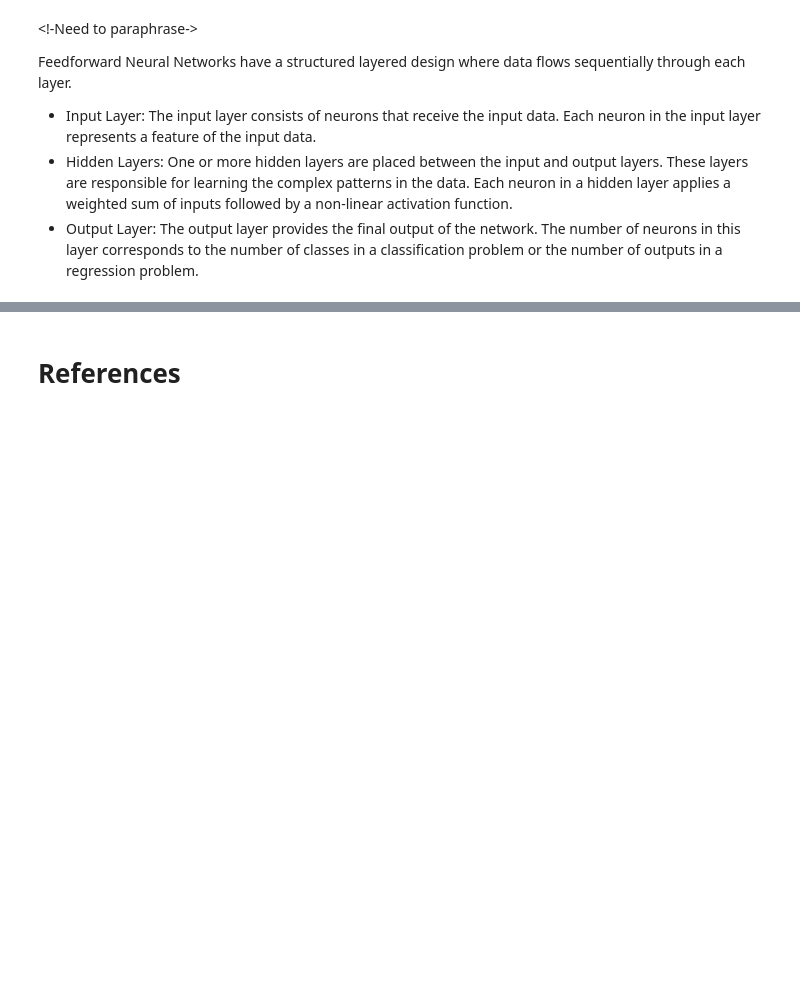
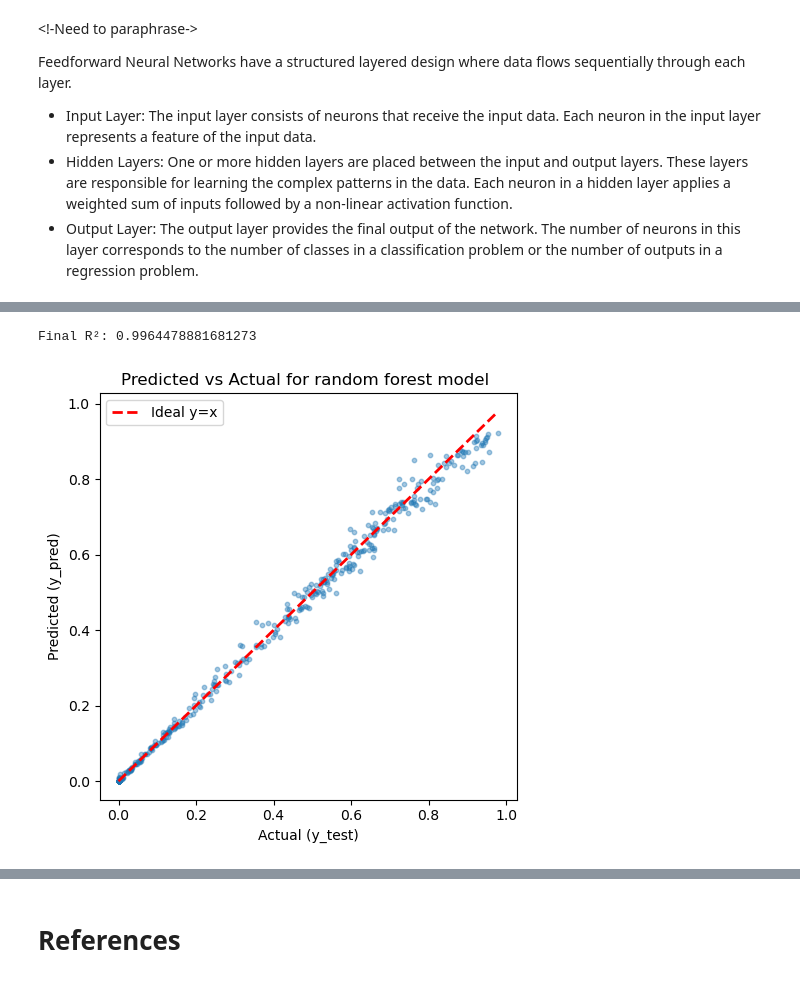
Before and after one commit to Abrar051/Machine_Learning_Algorithm_Solar_Power_Prediction, a Jupyter notebook: Machine_Learning_Algorithm_Final_Coursework.ipynb, the cells around one changed output, grey strips where cells are left out. Cells and saved outputs as stored; diff of their text form; code cells hidden in the pictures; blank space fills up the shorter version.

```diff
--- a/Machine_Learning_Algorithm_Final_Coursework.ipynb
+++ b/Machine_Learning_Algorithm_Final_Coursework.ipynb
@@ -938,0 +1101,11 @@ Feedforward Neural Networks have a structured layered design where data flows se
+# %%
+# Reset Index
+df = df.reset_index()
+
+# Convert the date_time column to datetime format
+df['DATE_TIME'] = pd.to_datetime(df['DATE_TIME'])
+
+# Add a date column
+df['DATE'] = df['DATE_TIME'].dt.date
+
+df.head()
@@ -938,0 +1289,24 @@ Feedforward Neural Networks have a structured layered design where data flows se
+# %%
+best_params = study_rf.best_params
+best_params["random_state"] = 30
+best_params["n_jobs"] = -1
+
+best_rf_model = RandomForestRegressor(**best_params)
+best_rf_model.fit(X_train, y_train)
+
+final_pred = best_rf_model.predict(X_test)
+print("Final R²:", r2_score(y_test, final_pred))
+# %% [output]
+Final R²: 0.9964478881681273
+# %%
+y_pred_rf = final_pred
+# %%
+plt.figure(figsize=(5,5))
+plt.scatter(y_test, y_pred_rf, s=10, alpha=0.4)
+lo, hi = min(np.min(y_test), np.min(y_pred_rf)), max(np.max(y_test), np.max(y_pred_rf))
+plt.plot([lo, hi], [lo, hi], 'r--', lw=2, label='Ideal y=x')
+plt.xlabel('Actual (y_test)'); plt.ylabel('Predicted (y_pred)')
+plt.title('Predicted vs Actual for random forest model '); plt.legend(); plt.tight_layout();
+plt.show()
+# %% [output]
+[figure, added]
```
Also changed, not shown: parts of 42 cells of this notebook.
